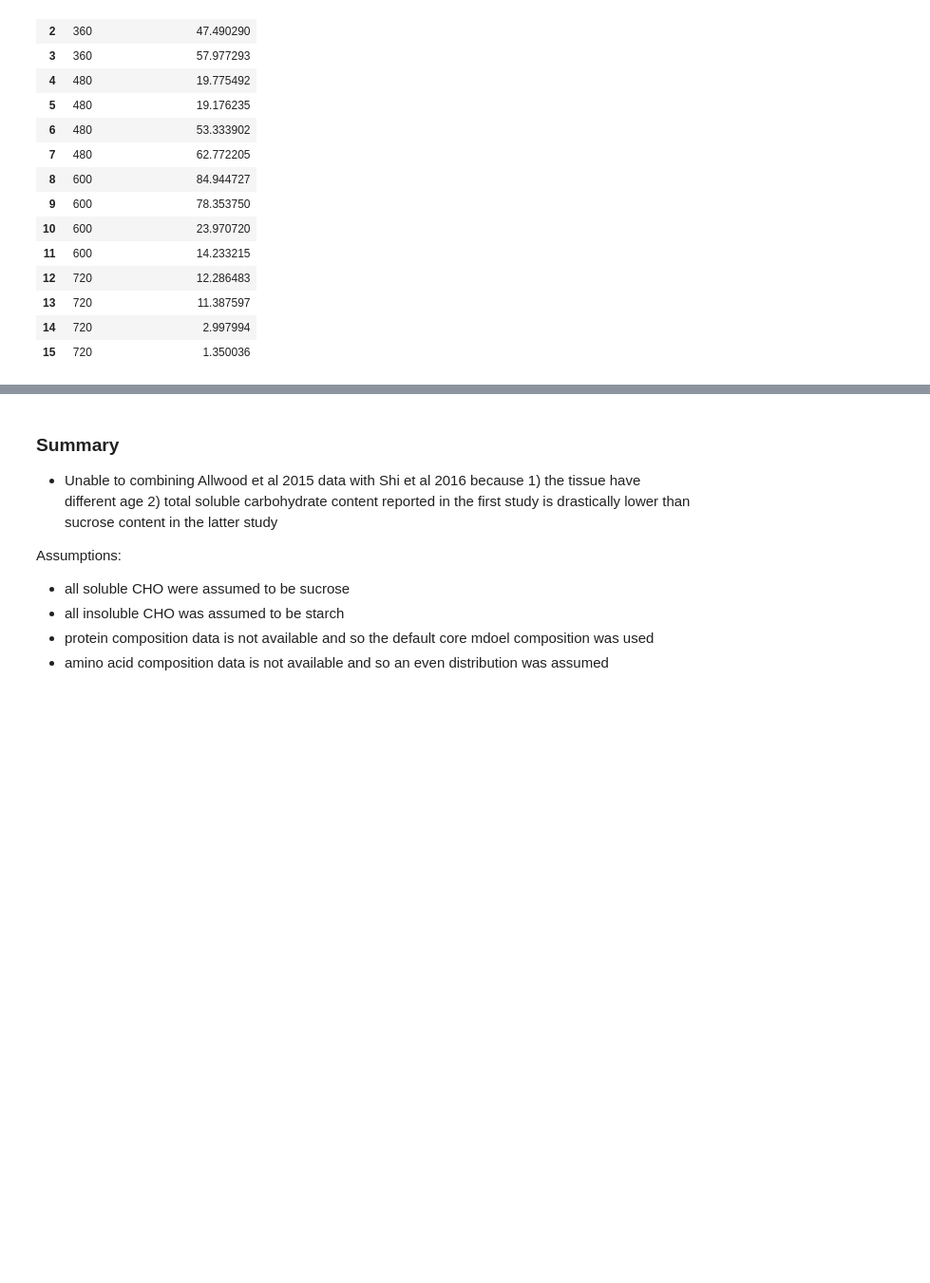
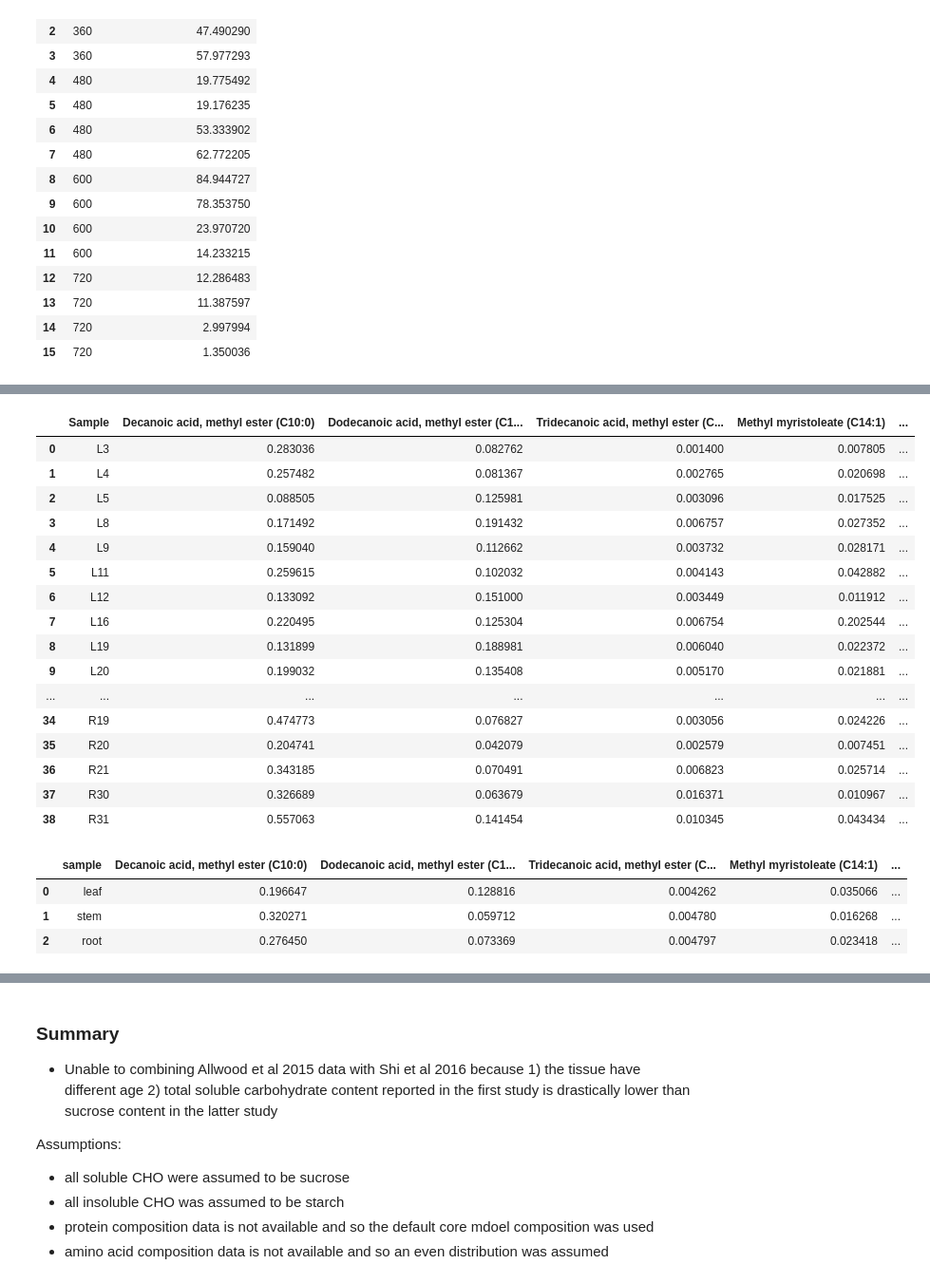
Before and after one commit to cropsinsilico/tissue-specific-FBA-models, a Jupyter notebook: Biomass data - wheat.ipynb, the cells around one changed output, grey strips where cells are left out. Shown: that part at 95% size. Saved outputs shown, nothing was run; the diff lists cells and outputs as text; code cells hidden in the pictures; blank space fills up the shorter version.

```diff
--- a/Biomass data - wheat.ipynb
+++ b/Biomass data - wheat.ipynb
@@ -207,0 +244,40 @@ df_content_2
+# %%
+df_ex_wheat_fattyacids = pd.read_csv("C:\\Users\\sanus\\Downloads\\Wheat_data\\Wheat_lipid\\Wheat_Lipids_processed.csv")
+df_ex_wheat_fattyacids
+# %% [output]
+|  | Sample | Decanoic acid, methyl ester (C10:0) | Dodecanoic acid, methyl ester (C1... | Tridecanoic acid, methyl ester (C... | Methyl myristoleate (C14:1) | ... |
+| 0 | L3 | 0.283036 | 0.082762 | 0.001400 | 0.007805 | ... |
+| 1 | L4 | 0.257482 | 0.081367 | 0.002765 | 0.020698 | ... |
+| 2 | L5 | 0.088505 | 0.125981 | 0.003096 | 0.017525 | ... |
+| 3 | L8 | 0.171492 | 0.191432 | 0.006757 | 0.027352 | ... |
+| 4 | L9 | 0.159040 | 0.112662 | 0.003732 | 0.028171 | ... |
+| 5 | L11 | 0.259615 | 0.102032 | 0.004143 | 0.042882 | ... |
+| 6 | L12 | 0.133092 | 0.151000 | 0.003449 | 0.011912 | ... |
+| 7 | L16 | 0.220495 | 0.125304 | 0.006754 | 0.202544 | ... |
+| 8 | L19 | 0.131899 | 0.188981 | 0.006040 | 0.022372 | ... |
+| 9 | L20 | 0.199032 | 0.135408 | 0.005170 | 0.021881 | ... |
+| ... | ... | ... | ... | ... | ... | ... |
+| 34 | R19 | 0.474773 | 0.076827 | 0.003056 | 0.024226 | ... |
+| 35 | R20 | 0.204741 | 0.042079 | 0.002579 | 0.007451 | ... |
+| 36 | R21 | 0.343185 | 0.070491 | 0.006823 | 0.025714 | ... |
+| 37 | R30 | 0.326689 | 0.063679 | 0.016371 | 0.010967 | ... |
+| 38 | R31 | 0.557063 | 0.141454 | 0.010345 | 0.043434 | ... |
+# %%
+df_ex_wheat_fattyacids_processed = pd.DataFrame(data={"sample":["leaf","stem","root"]})
+
+organTagDict = {"leaf":"L","root":"R","stem":"S"}
+
+for col in df_ex_wheat_fattyacids.columns[1:]:
+    tempList = list()
+    for organ in organTagDict.keys():
+        organTag = organTagDict[organ]
+        temp = df_ex_wheat_fattyacids[df_ex_wheat_fattyacids["Sample"].str.contains(organTag)][col]
+        tempList.append(sum(temp)/len(temp))
+    df_ex_wheat_fattyacids_processed[col]=tempList
+
+df_ex_wheat_fattyacids_processed
+# %% [output]
+|  | sample | Decanoic acid, methyl ester (C10:0) | Dodecanoic acid, methyl ester (C1... | Tridecanoic acid, methyl ester (C... | Methyl myristoleate (C14:1) | ... |
+| 0 | leaf | 0.196647 | 0.128816 | 0.004262 | 0.035066 | ... |
+| 1 | stem | 0.320271 | 0.059712 | 0.004780 | 0.016268 | ... |
+| 2 | root | 0.276450 | 0.073369 | 0.004797 | 0.023418 | ... |
```
Also changed, not shown: parts of 35 cells of this notebook, 13 other files.
